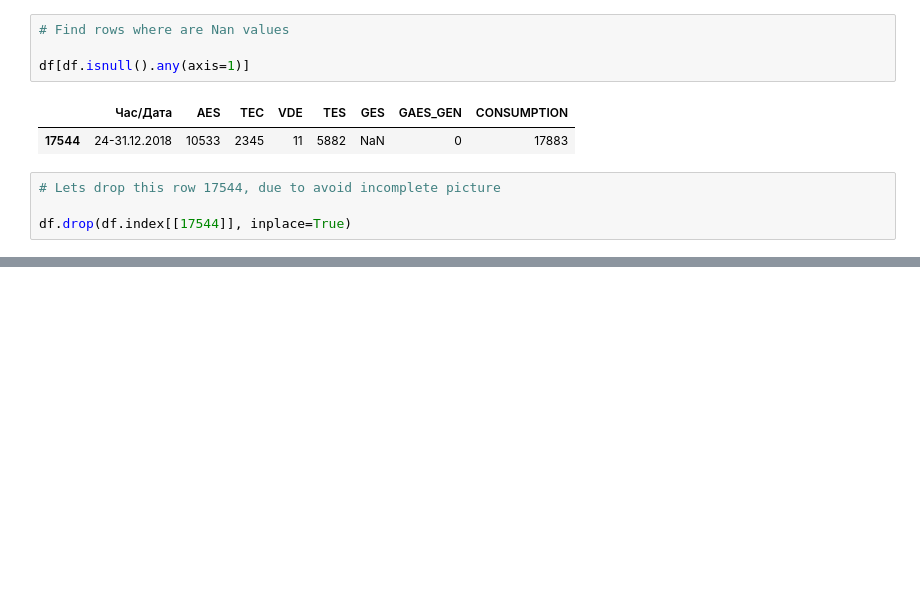
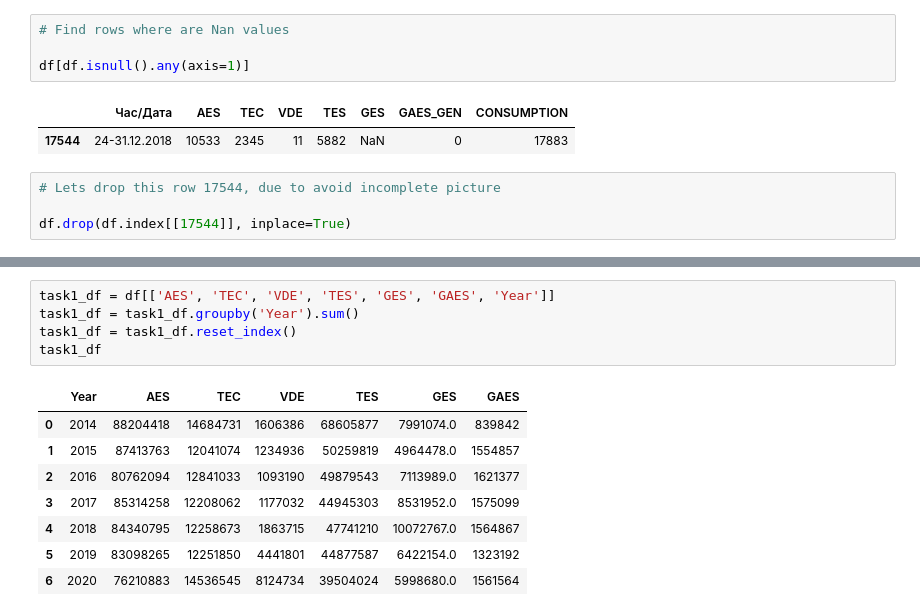
Before and after one commit to markilebyak/UCU_Visualization, a Jupyter notebook: HW2/HW2.ipynb, the cells around one changed output, grey strips where cells are left out. Drawn from its saved outputs; the diff is of its cells as text; blank space fills up the shorter version.

```diff
--- a/HW2/HW2.ipynb
+++ b/HW2/HW2.ipynb
@@ -143,0 +163,14 @@ memory usage: 7.0+ MB
+# %%
+task1_df = df[['AES', 'TEC', 'VDE', 'TES', 'GES', 'GAES', 'Year']]
+task1_df = task1_df.groupby('Year').sum()
+task1_df = task1_df.reset_index()
+task1_df
+# %% [output]
+|  | Year | AES | TEC | VDE | TES | GES | GAES |
+| 0 | 2014 | 88204418 | 14684731 | 1606386 | 68605877 | 7991074.0 | 839842 |
+| 1 | 2015 | 87413763 | 12041074 | 1234936 | 50259819 | 4964478.0 | 1554857 |
+| 2 | 2016 | 80762094 | 12841033 | 1093190 | 49879543 | 7113989.0 | 1621377 |
+| 3 | 2017 | 85314258 | 12208062 | 1177032 | 44945303 | 8531952.0 | 1575099 |
+| 4 | 2018 | 84340795 | 12258673 | 1863715 | 47741210 | 10072767.0 | 1564867 |
+| 5 | 2019 | 83098265 | 12251850 | 4441801 | 44877587 | 6422154.0 | 1323192 |
+| 6 | 2020 | 76210883 | 14536545 | 8124734 | 39504024 | 5998680.0 | 1561564 |
```
Also changed, not shown: parts of 33 cells of this notebook, 6 other files.
